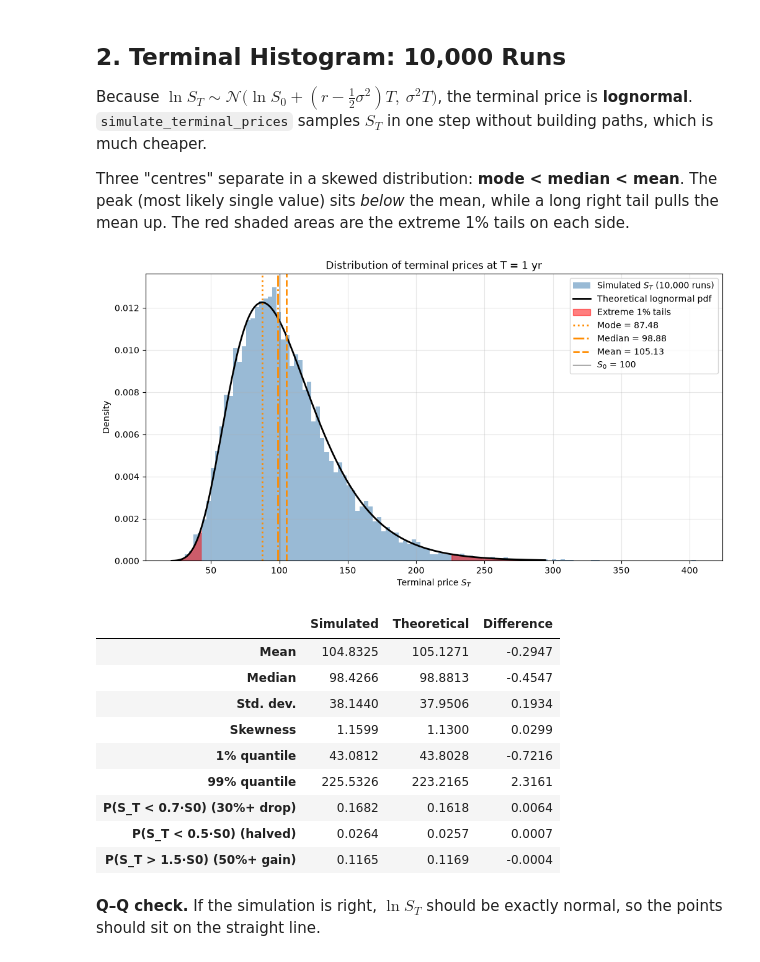
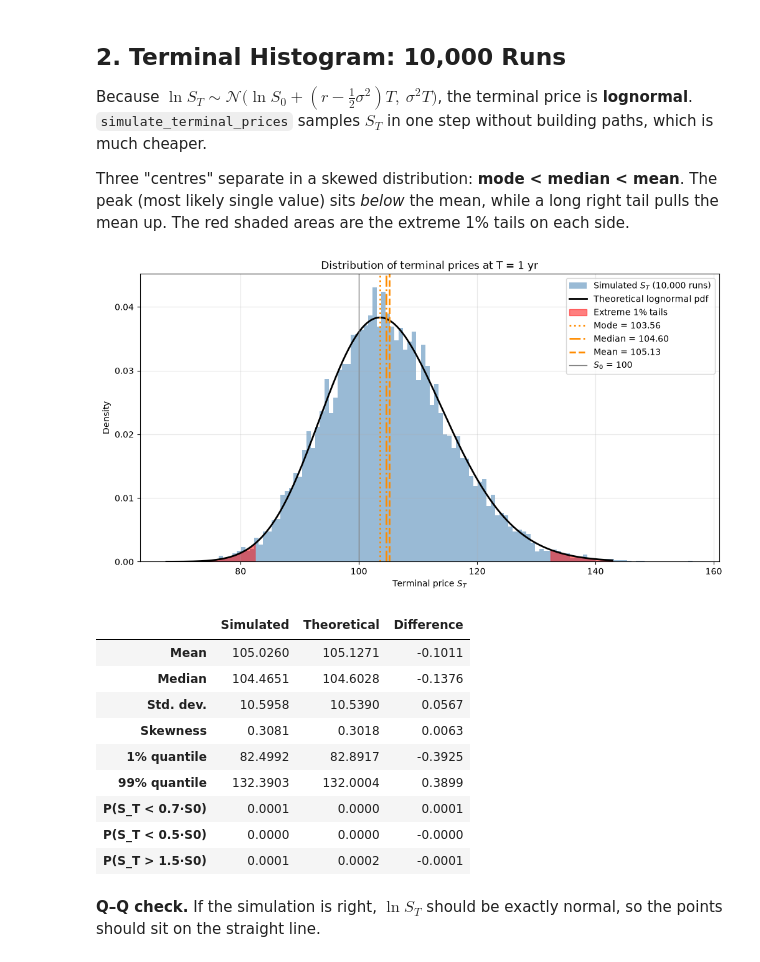
Before and after one commit to min-chipchip/monte-carlo-pricing, a Jupyter notebook: notebooks/Simulation_Analysis.ipynb, the cells around one changed output. Cells and saved outputs as stored; diff of their text form; code cells hidden in the pictures.

```diff
--- a/notebooks/Simulation_Analysis.ipynb
+++ b/notebooks/Simulation_Analysis.ipynb
@@ -46,7 +55,7 @@ $S_0$ from the spot price, $\sigma$ from historical or implied volatility, and $
 # %%
 S0 = 100.0        # spot price
 r = 0.05          # annual risk-free rate
-sigma = 0.35      # annual volatility
+sigma = 0.1     # annual volatility
 T = 1.0           # horizon in years
 N_STEPS = 252     # one step per trading day
 SEED = 42
@@ -121,59 +104,22 @@ while a long right tail pulls the mean up. The red shaded areas are the extreme
 # %%
 ST = simulate_terminal_prices(S0, r, sigma, T, N_TERMINAL, rng=np.random.default_rng(SEED))
 
-# Theoretical lognormal: scipy parameterisation s = sigma*sqrt(T), scale = exp(mean of ln S_T)
-s_ln = sigma * np.sqrt(T)
-scale_ln = S0 * np.exp((r - 0.5 * sigma**2) * T)
-lognormal = stats.lognorm(s=s_ln, scale=scale_ln)
-
-theo_mode = scale_ln * np.exp(-s_ln**2)
-theo_median = scale_ln
-theo_mean = S0 * np.exp(r * T)
-q01, q99 = np.quantile(ST, [0.01, 0.99])
-
-x = np.linspace(ST.min(), np.quantile(ST, 0.999), 600)
-fig, ax = plt.subplots(figsize=(12, 6))
-ax.hist(ST, bins=120, density=True, color="steelblue", alpha=0.55, label=f"Simulated $S_T$ ({N_TERMINAL:,} runs)")
-ax.plot(x, lognormal.pdf(x), "k", linewidth=2, label="Theoretical lognormal pdf")
-ax.fill_between(x, lognormal.pdf(x), where=x <= q01, color="red", alpha=0.5, label="Extreme 1% tails")
-ax.fill_between(x, lognormal.pdf(x), where=x >= q99, color="red", alpha=0.5)
-for value, name, style in [(theo_mode, "Mode", ":"), (theo_median, "Median", "-."), (theo_mean, "Mean", "--")]:
-    ax.axvline(value, color="darkorange", linestyle=style, linewidth=2, label=f"{name} = {value:.2f}")
-ax.axvline(S0, color="grey", linewidth=1, label=f"$S_0$ = {S0:.0f}")
-ax.set(xlabel="Terminal price $S_T$", ylabel="Density", title=f"Distribution of terminal prices at T = {T:g} yr")
-ax.legend()
-plt.show()
+fig = plot_terminal_histogram(ST, S0, r, sigma, T)
 # %% [output]
-[figure, old version]
+[figure, new version]
 # %%
-def _prob_below(level):
-    return float(np.mean(ST < level)), float(lognormal.cdf(level))
-
-rows = {
-    "Mean": (ST.mean(), lognormal.mean()),
-    "Median": (np.median(ST), lognormal.median()),
-    "Std. dev.": (ST.std(ddof=1), lognormal.std()),
-    "Skewness": (stats.skew(ST), float(lognormal.stats(moments="s"))),
-    "1% quantile": (q01, lognormal.ppf(0.01)),
-    "99% quantile": (q99, lognormal.ppf(0.99)),
-    "P(S_T < 0.7·S0)  (30%+ drop)": _prob_below(0.7 * S0),
-    "P(S_T < 0.5·S0)  (halved)": _prob_below(0.5 * S0),
-    "P(S_T > 1.5·S0)  (50%+ gain)": tuple(1 - p for p in _prob_below(1.5 * S0)),
-}
-terminal_summary = pd.DataFrame(rows, index=["Simulated", "Theoretical"]).T
-terminal_summary["Difference"] = terminal_summary["Simulated"] - terminal_summary["Theoretical"]
-terminal_summary
+terminal_summary(ST, S0, r, sigma, T, drop_levels=(0.7, 0.5), gain_levels=(1.5,))
 # %% [output]
 |  | Simulated | Theoretical | Difference |
-| Mean | 104.8325 | 105.1271 | -0.2947 |
-| Median | 98.4266 | 98.8813 | -0.4547 |
-| Std. dev. | 38.1440 | 37.9506 | 0.1934 |
-| Skewness | 1.1599 | 1.1300 | 0.0299 |
-| 1% quantile | 43.0812 | 43.8028 | -0.7216 |
-| 99% quantile | 225.5326 | 223.2165 | 2.3161 |
-| P(S_T < 0.7·S0) (30%+ drop) | 0.1682 | 0.1618 | 0.0064 |
-| P(S_T < 0.5·S0) (halved) | 0.0264 | 0.0257 | 0.0007 |
-| P(S_T > 1.5·S0) (50%+ gain) | 0.1165 | 0.1169 | -0.0004 |
+| Mean | 105.0260 | 105.1271 | -0.1011 |
+| Median | 104.4651 | 104.6028 | -0.1376 |
+| Std. dev. | 10.5958 | 10.5390 | 0.0567 |
+| Skewness | 0.3081 | 0.3018 | 0.0063 |
+| 1% quantile | 82.4992 | 82.8917 | -0.3925 |
+| 99% quantile | 132.3903 | 132.0004 | 0.3899 |
+| P(S_T < 0.7·S0) | 0.0001 | 0.0000 | 0.0001 |
+| P(S_T < 0.5·S0) | 0.0000 | 0.0000 | -0.0000 |
+| P(S_T > 1.5·S0) | 0.0001 | 0.0002 | -0.0001 |
 # %% [markdown]
 **Q–Q check.** If the simulation is right, $\ln S_T$ should be exactly normal, so the points should sit on the straight line.
 # %%
```
Also changed, not shown: parts of 18 cells of this notebook, 10 other files.
